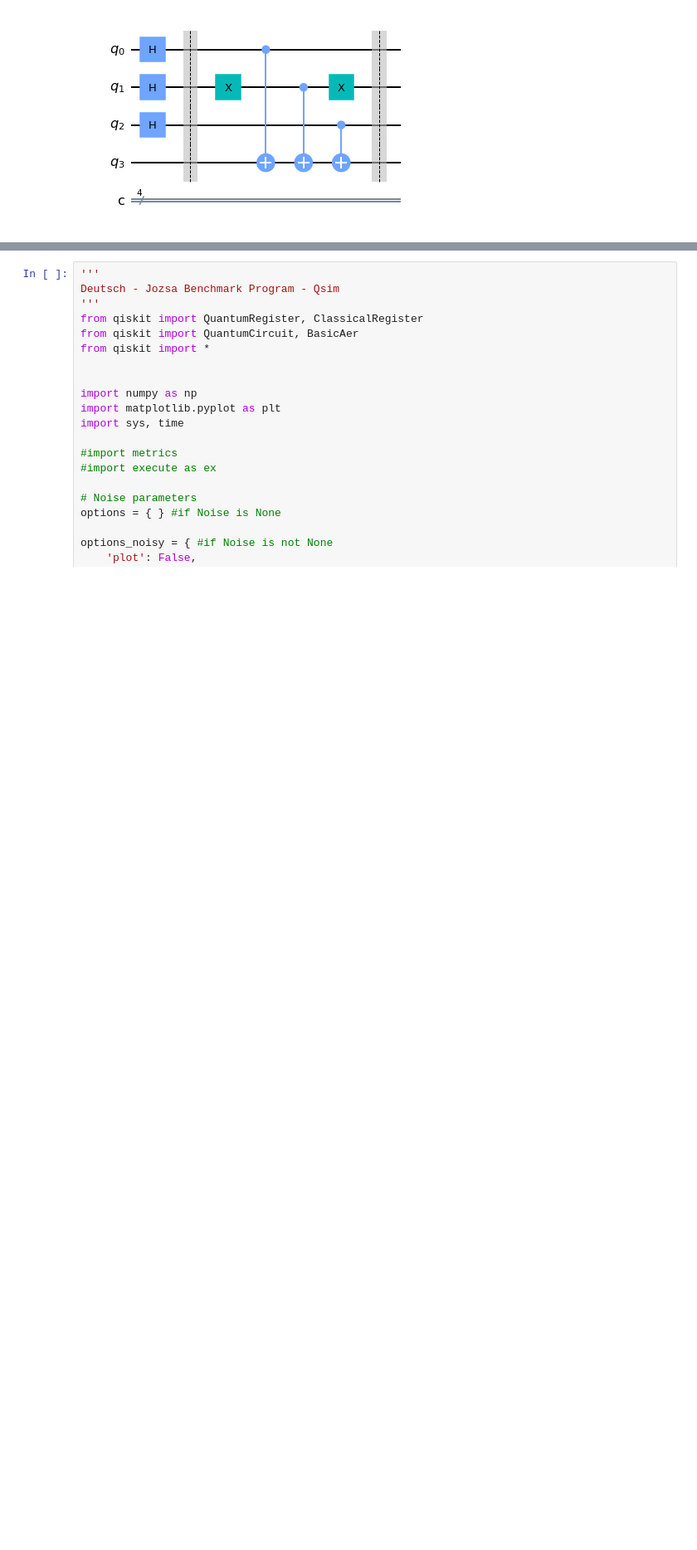
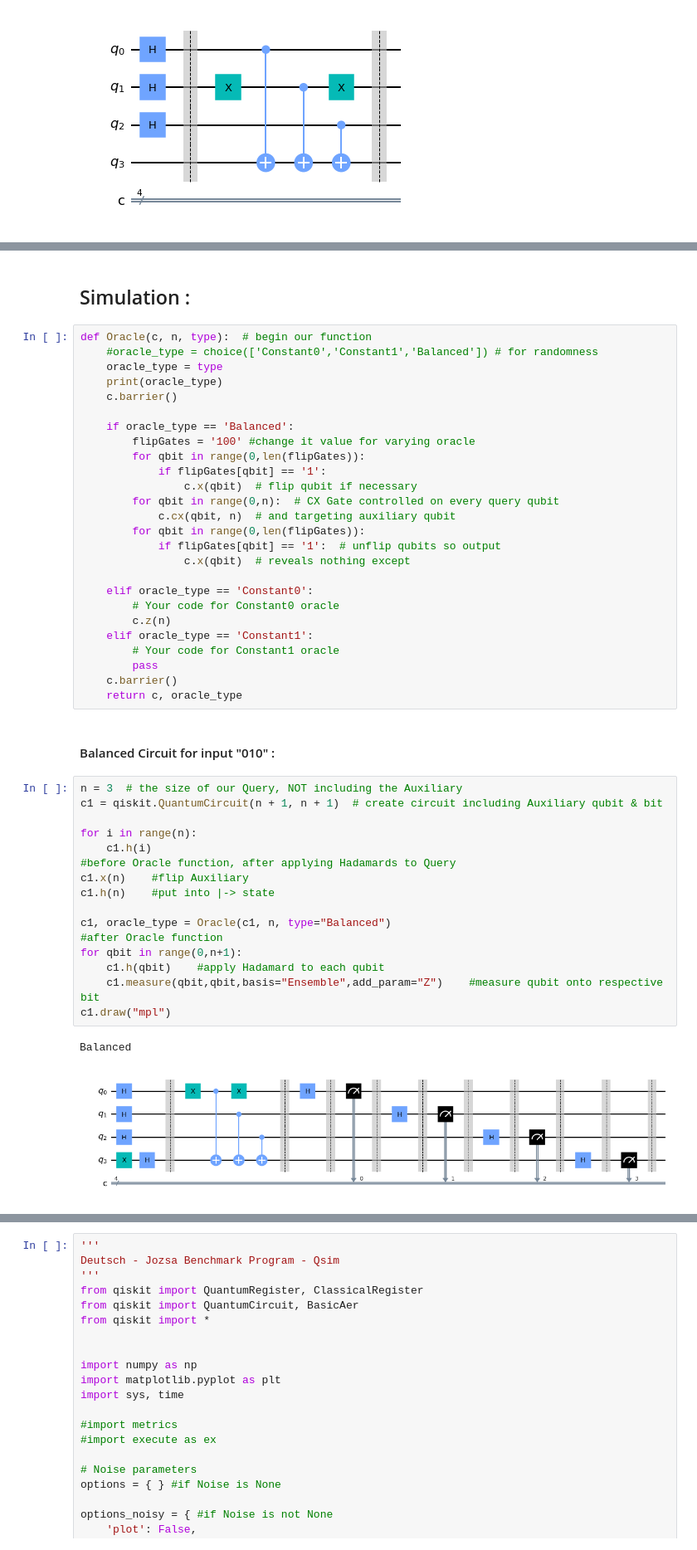
Before and after one commit to PavanCyborg/QSIM_Benchmark_Implementation, a Jupyter notebook: Deustch-Jozsa/DJ_DM_simulator.ipynb, the cells around one changed output, grey strips where cells are left out. Shown: that part at 83% size. Saved outputs shown, nothing was run; the diff lists cells and outputs as text; blank space fills up the shorter version.

```diff
--- a/Deustch-Jozsa/DJ_DM_simulator.ipynb
+++ b/Deustch-Jozsa/DJ_DM_simulator.ipynb
@@ -359,0 +532,49 @@ oracle_type = Balanced
+# %% [markdown]
+## Simulation :
+# %%
+def Oracle(c, n, type):  # begin our function
+    #oracle_type = choice(['Constant0','Constant1','Balanced']) # for randomness
+    oracle_type = type
+    print(oracle_type)
+    c.barrier()
+
+    if oracle_type == 'Balanced':
+        flipGates = '100' #change it value for varying oracle
+        for qbit in range(0,len(flipGates)):
+            if flipGates[qbit] == '1':
+                c.x(qbit)  # flip qubit if necessary
+        for qbit in range(0,n):  # CX Gate controlled on every query qubit
+            c.cx(qbit, n)  # and targeting auxiliary qubit
+        for qbit in range(0,len(flipGates)):
+            if flipGates[qbit] == '1':  # unflip qubits so output
+                c.x(qbit)  # reveals nothing except
+
+    elif oracle_type == 'Constant0':
+        # Your code for Constant0 oracle
+        c.z(n)
+    elif oracle_type == 'Constant1':
+        # Your code for Constant1 oracle
+        pass
+    c.barrier()
+    return c, oracle_type
+# %% [markdown]
+#### Balanced Circuit for input "010" :
+# %%
+n = 3  # the size of our Query, NOT including the Auxiliary
+c1 = qiskit.QuantumCircuit(n + 1, n + 1)  # create circuit including Auxiliary qubit & bit
+
+for i in range(n):
+    c1.h(i)
+#before Oracle function, after applying Hadamards to Query
+c1.x(n)    #flip Auxiliary
+c1.h(n)    #put into |-> state
+
+c1, oracle_type = Oracle(c1, n, type="Balanced")
+#after Oracle function
+for qbit in range(0,n+1):
+    c1.h(qbit)    #apply Hadamard to each qubit
+    c1.measure(qbit,qbit,basis="Ensemble",add_param="Z")    #measure qubit onto respective bit
+c1.draw("mpl")
+# %% [output]
+Balanced
+[figure, added]
```
Also changed, not shown: parts of 20 cells of this notebook.
